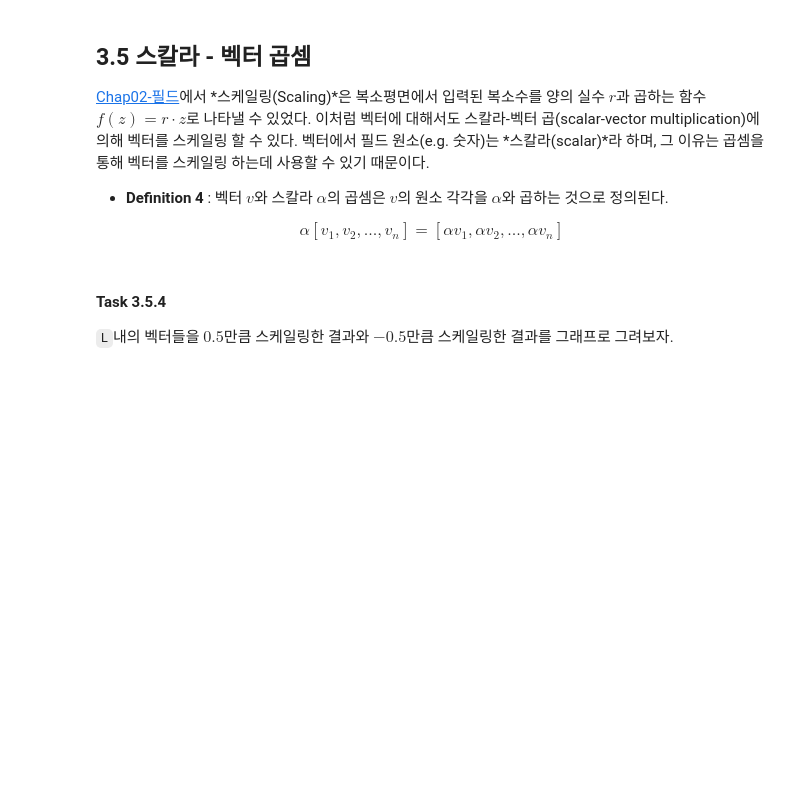
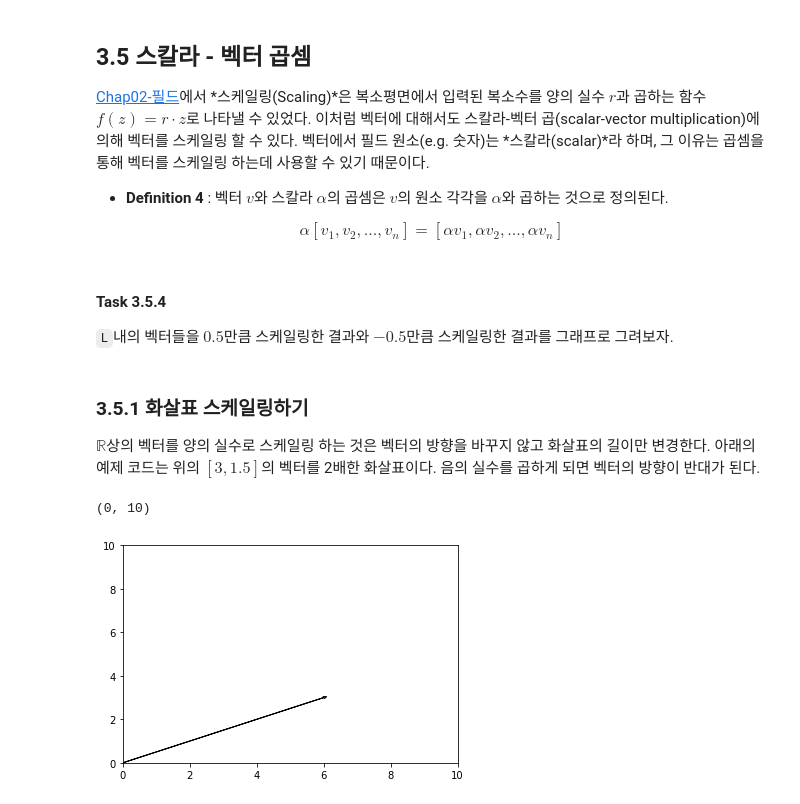
Before and after one commit to Gaheeheehee/Study, a Jupyter notebook: LinearAlgebra/CodingTheMatrix/Chap03 - Vector/Chap03-The_Vector.ipynb, the cells around one changed output. Saved outputs shown, nothing was run; the diff lists cells and outputs as text; code cells hidden in the pictures; blank space fills up the shorter version.

```diff
--- a/LinearAlgebra/CodingTheMatrix/Chap03 - Vector/Chap03-The_Vector.ipynb
+++ b/LinearAlgebra/CodingTheMatrix/Chap03 - Vector/Chap03-The_Vector.ipynb
@@ -233,3 +233,15 @@ layout = go.Layout(
 data = [trace1, trace2]
 fig = go.Figure(data=data, layout=layout)
 # offline.iplot(fig)
+# %% [markdown]
+### 3.5.1 화살표 스케일링하기
+
+$\mathbb{R}$상의 벡터를 양의 실수로 스케일링 하는 것은 벡터의 방향을 바꾸지 않고 화살표의 길이만 변경한다. 아래의 예제 코드는 위의 $[3, 1.5]$의 벡터를 2배한 화살표이다. 음의 실수를 곱하게 되면 벡터의 방향이 반대가 된다.
+# %%
+ax = plt.axes()
+ax.arrow(0, 0, 3.0*2, 1.5*2, head_width=0.1, head_length=0.1)
+plt.ylim([0, 10])
+plt.xlim([0, 10])
+# %% [output]
+(0, 10)
+[figure, added]
```
Also changed, not shown: parts of 12 cells of this notebook, 2 other files.
